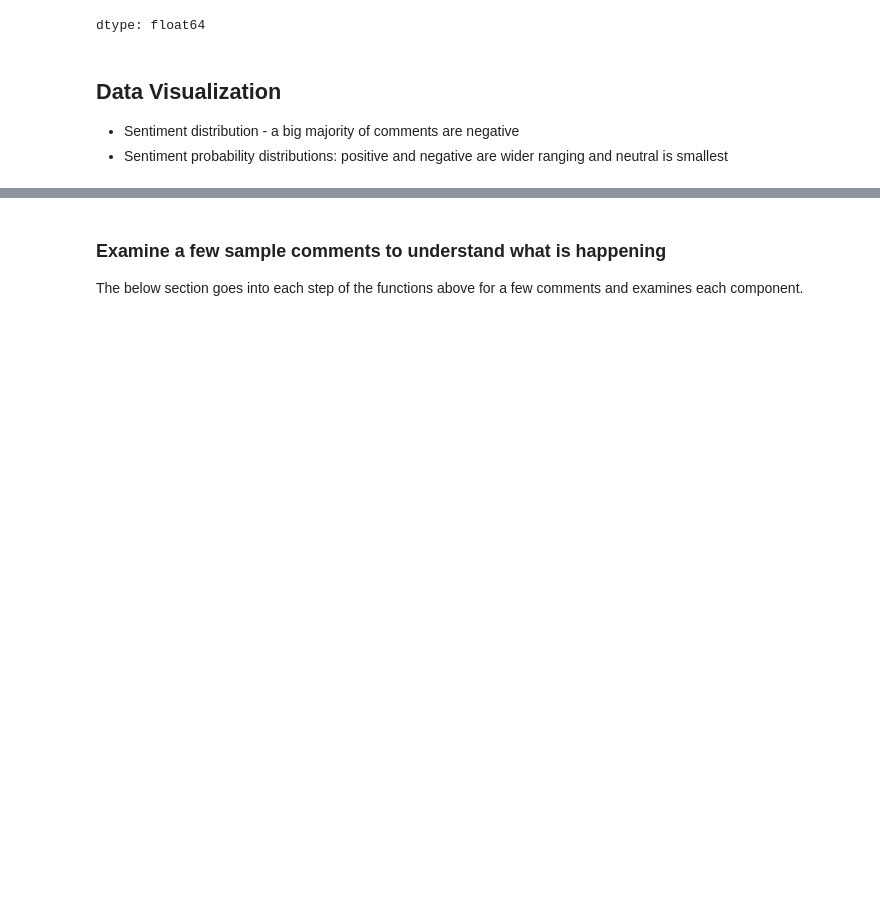
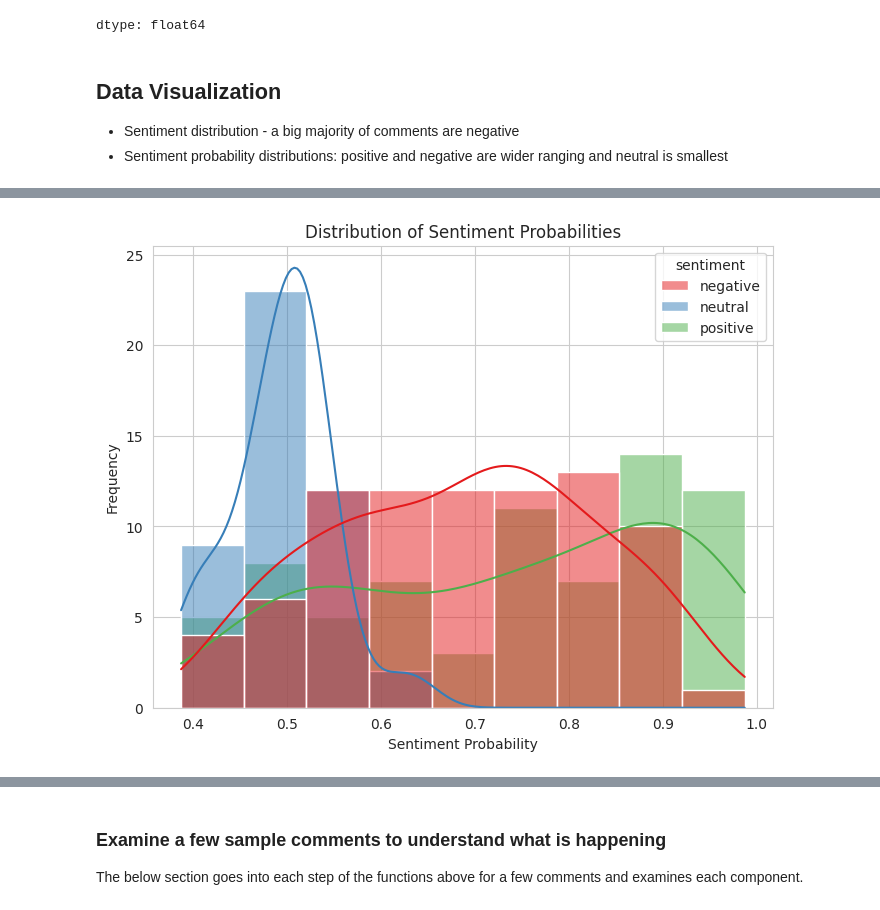
Before and after one commit to Gabya06/RentWatchAI, a Jupyter notebook: roberta_sentiment_analysis.ipynb, the cells around one changed output, grey strips where cells are left out. Cells and saved outputs as stored; diff of their text form; code cells hidden in the pictures; blank space fills up the shorter version.

```diff
--- a/roberta_sentiment_analysis.ipynb
+++ b/roberta_sentiment_analysis.ipynb
@@ -292,3 +316,13 @@ Text(0, 0.5, 'Frequency')
+# %%
+fig, ax = plt.subplots(figsize=(8, 6))
+sns.histplot(data, x='sentiment_prob', hue='sentiment', ax=ax, kde=True,
+             hue_order=['negative', 'neutral', 'positive'],
+             palette='Set1')
+_ = ax.set_title('Distribution of Sentiment Probabilities')
+_ = ax.set_xlabel('Sentiment Probability')
+_ = ax.set_ylabel('Frequency')
+# %% [output]
+[figure, added]
 # %%
 sentiment_counts = data.sentiment.value_counts().reset_index()
 sentiment_counts
```
Also changed, not shown: parts of 17 cells of this notebook.
